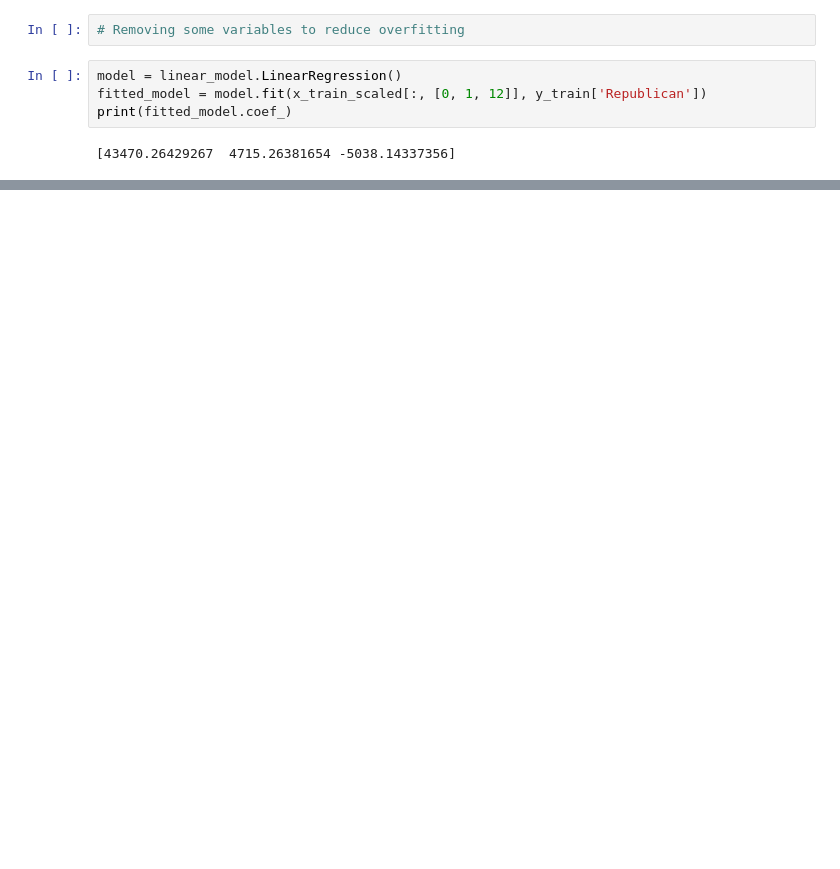
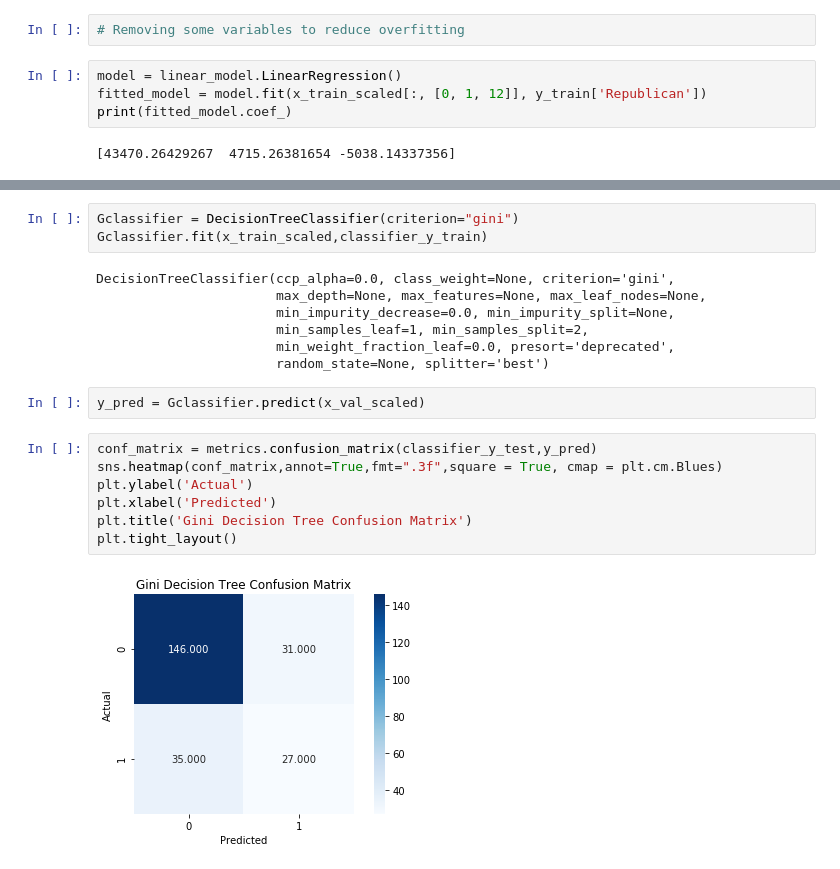
Before and after one commit to furqaanali/Election-Demographics-Modeling, a Jupyter notebook: project_02.ipynb, the cells around one changed output, grey strips where cells are left out. Drawn from its saved outputs; the diff is of its cells as text; blank space fills up the shorter version.

```diff
--- a/project_02.ipynb
+++ b/project_02.ipynb
@@ -224,0 +270,21 @@ print(R_squared)
+# %%
+Gclassifier = DecisionTreeClassifier(criterion="gini")
+Gclassifier.fit(x_train_scaled,classifier_y_train)
+# %% [output]
+DecisionTreeClassifier(ccp_alpha=0.0, class_weight=None, criterion='gini',
+                       max_depth=None, max_features=None, max_leaf_nodes=None,
+                       min_impurity_decrease=0.0, min_impurity_split=None,
+                       min_samples_leaf=1, min_samples_split=2,
+                       min_weight_fraction_leaf=0.0, presort='deprecated',
+                       random_state=None, splitter='best')
+# %%
+y_pred = Gclassifier.predict(x_val_scaled)
+# %%
+conf_matrix = metrics.confusion_matrix(classifier_y_test,y_pred)
+sns.heatmap(conf_matrix,annot=True,fmt=".3f",square = True, cmap = plt.cm.Blues)
+plt.ylabel('Actual')
+plt.xlabel('Predicted')
+plt.title('Gini Decision Tree Confusion Matrix')
+plt.tight_layout()
+# %% [output]
+[figure, added]
```
Also changed, not shown: parts of 36 cells of this notebook.
